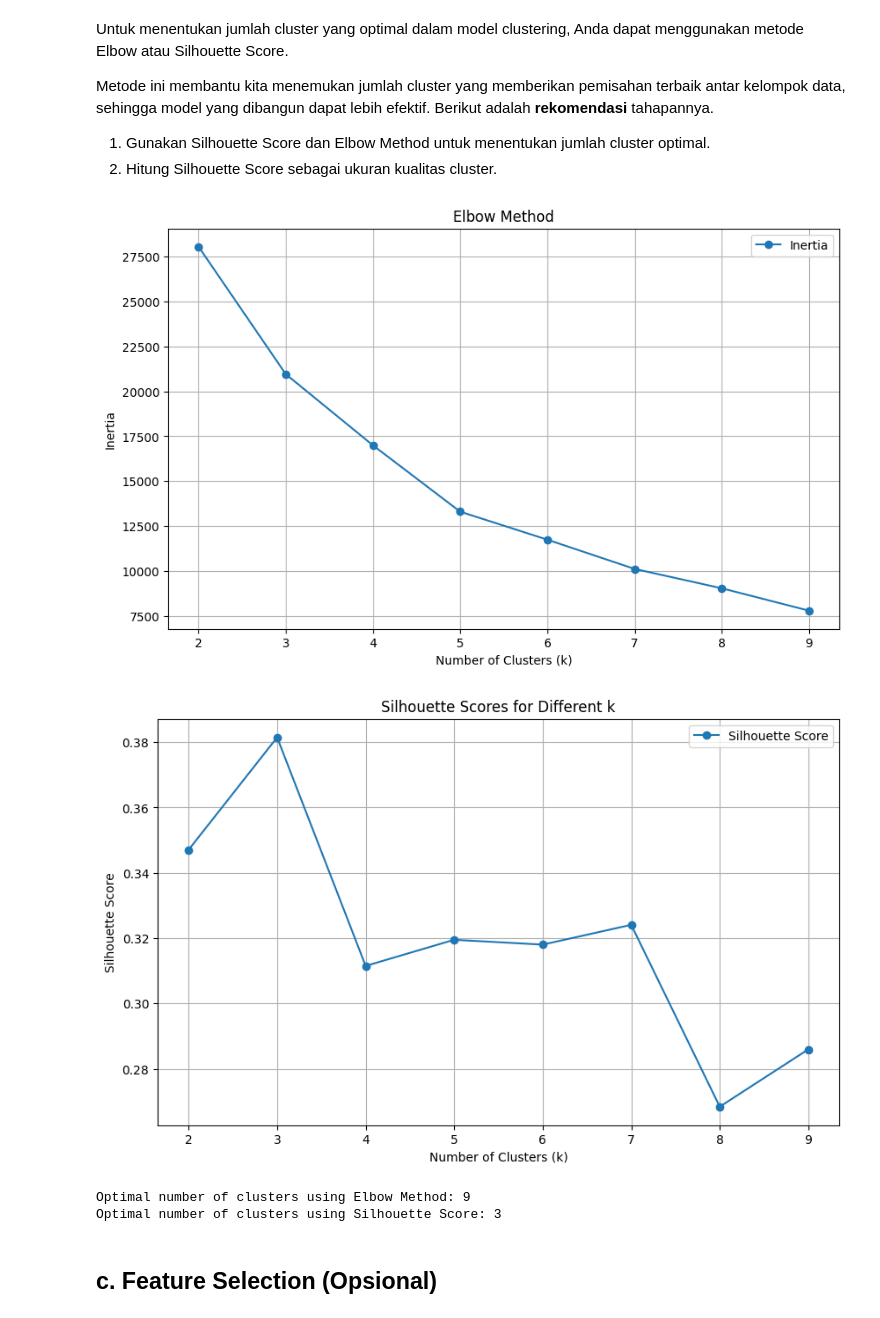
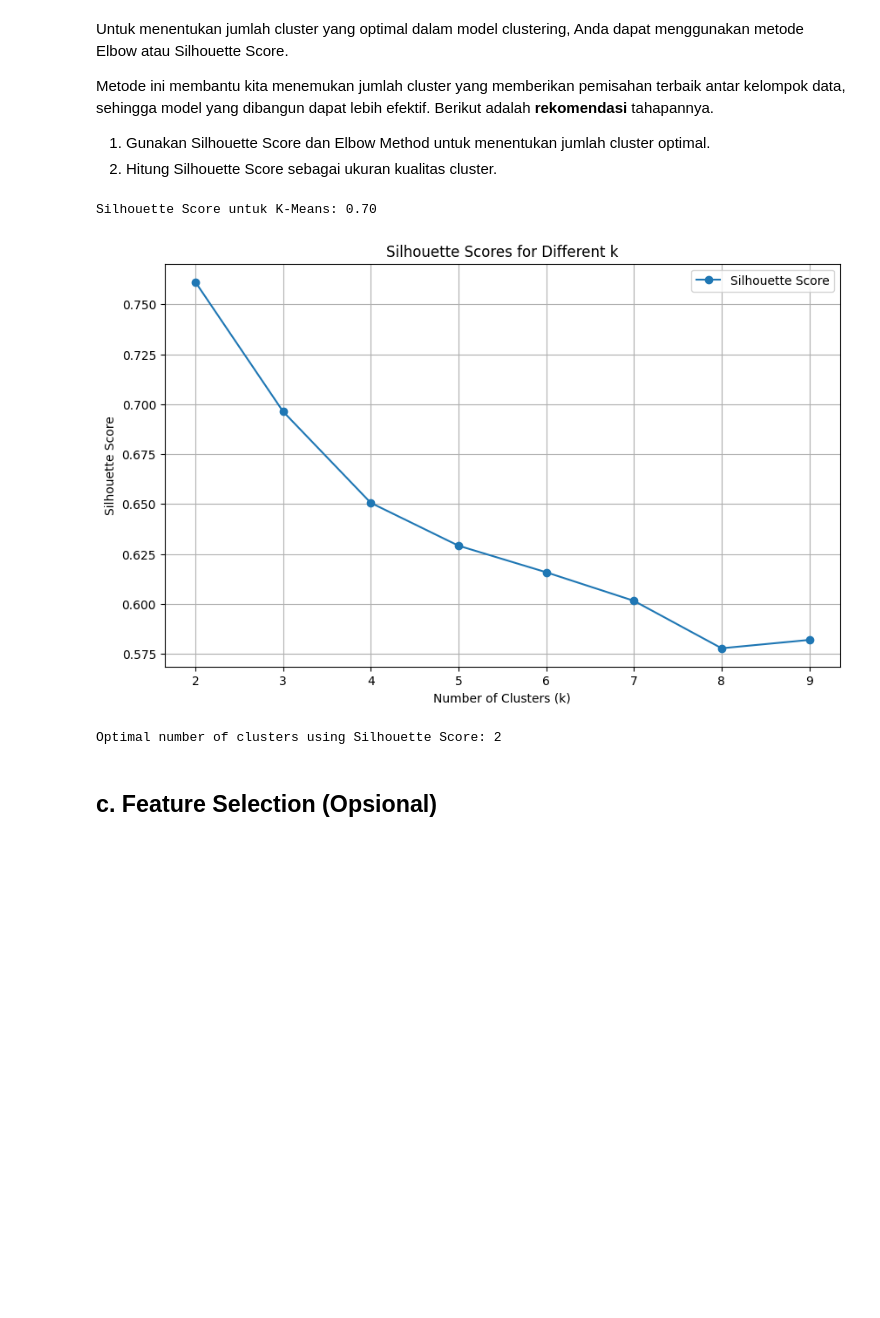
Before and after one commit to Cing2PO/Clustering, a Jupyter notebook: [Clustering]_Submission_Akhir_BMLP_Rizki_Ahmad_Gufron.ipynb, the cells around one changed output. Saved outputs shown, nothing was run; the diff lists cells and outputs as text; code cells hidden in the pictures; blank space fills up the shorter version.

```diff
--- a/[Clustering]_Submission_Akhir_BMLP_Rizki_Ahmad_Gufron.ipynb
+++ b/[Clustering]_Submission_Akhir_BMLP_Rizki_Ahmad_Gufron.ipynb
@@ -298,7 +274,7 @@ dtype: float64
 # Hitung z-score untuk setiap kolom numerik
 z_scores = np.abs(zscore(df.select_dtypes(include=['int64', 'float64'])))
 # Threshold z-score > 3 dianggap outlier
-outlier_indices = np.where(z_scores > 3)
+outlier_indices = np.where(z_scores > 2)
 
 # Menampilkan hasil
 print("Indeks dan kolom dengan outlier (Z-Score > 3):")
@@ -322,16 +298,24 @@ Baris: 8827, Kolom: overview, Nilai: In the year 3000, man is no match for the P
 Baris: 8828, Kolom: overview, Nilai: Set on an island off the coast, a techno rave party attracts a diverse group of college coeds and a Coast Guard officer. Soon, they discover that their X-laced esc ...
 Baris: 8829, Kolom: overview, Nilai: On his 18th birthday, Goku receives a mystical Dragonball as a gift from his grandfather. There are only six others like it in the whole world, and legend has it t ...
 Baris: 8830, Kolom: overview, Nilai: A platoon of eagles and vultures attacks the residents of a small town. Many people die. It's not known what caused the flying menace to attack. Two people manage  ...
+# %%
+# Menggabungkan semua indeks baris outlier
+outlier_rows = np.unique(outlier_indices[0])
+
+# Menghapus baris yang termasuk dalam outlier_rows
+df = df.drop(index=outlier_rows)
+X = df.drop(columns=['id','title','overview','release_date'], errors='ignore')
 # %% [markdown]
 ## Encoding Data Kategorikal
 # %%
 # Buat encoder
 label_encoders = {}
+features = ['popularity','vote_average','vote_count','release_year']
 X = df.drop(columns=['id','title','overview','release_date'], errors='ignore')
 # Loop untuk encode semua kolom kategorikal
 for column in X.select_dtypes(include=['object']):
     le = LabelEncoder()
-    X[column] = le.fit_transform(df[column])
+    X[column] = le.fit_transform(X[column])
     label_encoders[column] = le  # Simpan encoder untuk referensi nanti
 
 # Untuk mengakses kembali mapping dari Label Encoding
@@ -358,15 +342,11 @@ Pada tahap ini, Anda membangun model clustering dengan memilih algoritma yang se
 1. Pilih algoritma clustering yang sesuai.
 2. Latih model dengan data menggunakan algoritma tersebut.
 # %%
-# Standardize the data
-scaler = StandardScaler()
-X_scaled = scaler.fit_transform(X)
-
 #K-Means Clustering**
 # Tentukan jumlah cluster
-kmeans = KMeans(n_clusters=3
-                , random_state=42)
-df['cluster'] = kmeans.fit_predict(X_scaled)
+kmeans = KMeans(n_clusters=3, random_state=42, n_init=10, max_iter=300)
+df['cluster'] = kmeans.fit_predict(X)
+labels = kmeans.fit_predict(X)
 
 #Tampilkan Data dengan Cluster**
 print("DataFrame dengan hasil clustering:")
@@ -387,49 +367,38 @@ Untuk menentukan jumlah cluster yang optimal dalam model clustering, Anda dapat
 Metode ini membantu kita menemukan jumlah cluster yang memberikan pemisahan terbaik antar kelompok data, sehingga model yang dibangun dapat lebih efektif. Berikut adalah **rekomendasi** tahapannya.
 1. Gunakan Silhouette Score dan Elbow Method untuk menentukan jumlah cluster optimal.
 2. Hitung Silhouette Score sebagai ukuran kualitas cluster.
+# %%
+#Menghitung Silhouette Score
+sil_score = silhouette_score(X, labels)
+print(f"Silhouette Score untuk K-Means: {sil_score:.2f}")
+# %% [output]
+Silhouette Score untuk K-Means: 0.70
 # %%
-#Elbow Method to Find Optimal Clusters**
-inertia = []
 silhouette_scores = []
 K = range(2, 10)  # Number of clusters to test
 
 for k in K:
-    kmeans = KMeans(n_clusters=k, random_state=42)
-    kmeans.fit(X_scaled)
-    inertia.append(kmeans.inertia_)
-    silhouette_scores.append(silhouette_score(X_scaled, kmeans.labels_))
-
-#Elbow Method
-plt.figure(figsize=(10, 6))
-plt.plot(K, inertia, 'o-', label='Inertia')
-plt.title('Elbow Method')
-plt.xlabel('Number of Clusters (k)')
-plt.ylabel('Inertia')
-plt.grid()
-plt.legend()
-plt.show()
+    kmeans = KMeans(n_clusters=k, random_state=42, n_init=10, max_iter=300)
+    kmeans.fit(X)
+    silhouette_scores.append(silhouette_score(X, kmeans.labels_))
 
 #Silhouette Score**
 plt.figure(figsize=(10, 6))
 plt.plot(K, silhouette_scores, 'o-', label='Silhouette Score')
 plt.title('Silhouette Scores for Different k')
 plt.xlabel('Number of Clusters (k)')
 plt.ylabel('Silhouette Score')
 plt.grid()
 plt.legend()
 plt.show()
 
 #Print Results**
-optimal_k_elbow = inertia.index(min(inertia)) + 2
 optimal_k_silhouette = silhouette_scores.index(max(silhouette_scores)) + 2
 
-print(f"Optimal number of clusters using Elbow Method: {optimal_k_elbow}")
 print(f"Optimal number of clusters using Silhouette Score: {optimal_k_silhouette}")
 # %% [output]
-[figure, old version]
+[figure, new version]
-[figure, removed]
-Optimal number of clusters using Elbow Method: 9
-Optimal number of clusters using Silhouette Score: 3
+Optimal number of clusters using Silhouette Score: 2
 # %% [markdown]
 ## **c. Feature Selection (Opsional)**
 # %% [markdown]
```
Also changed, not shown: parts of 17 cells of this notebook.
